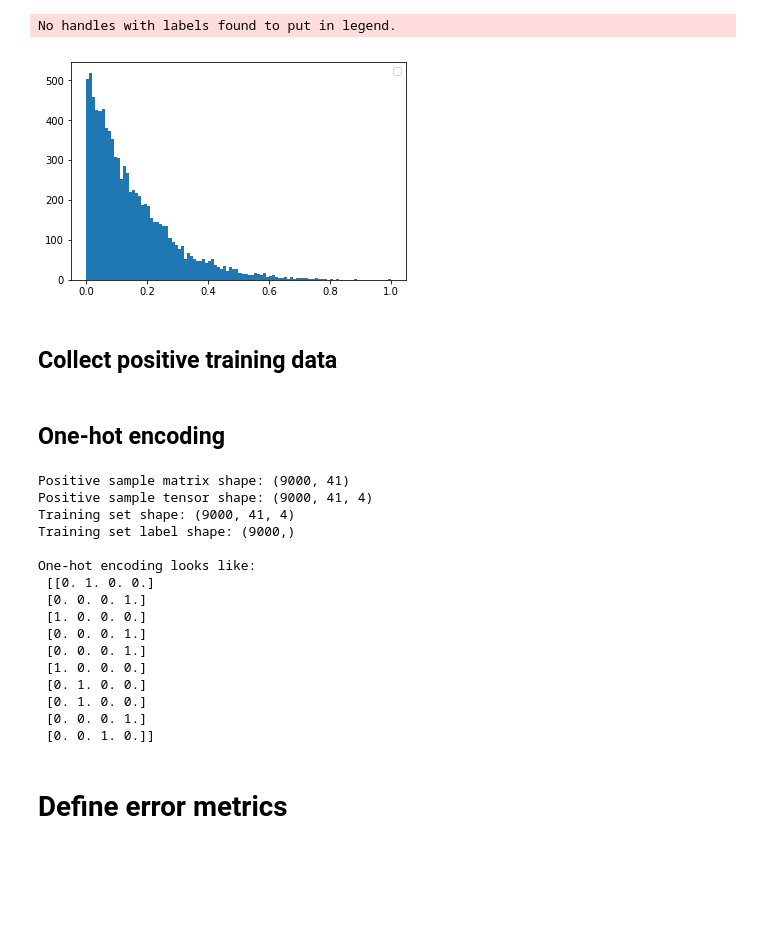
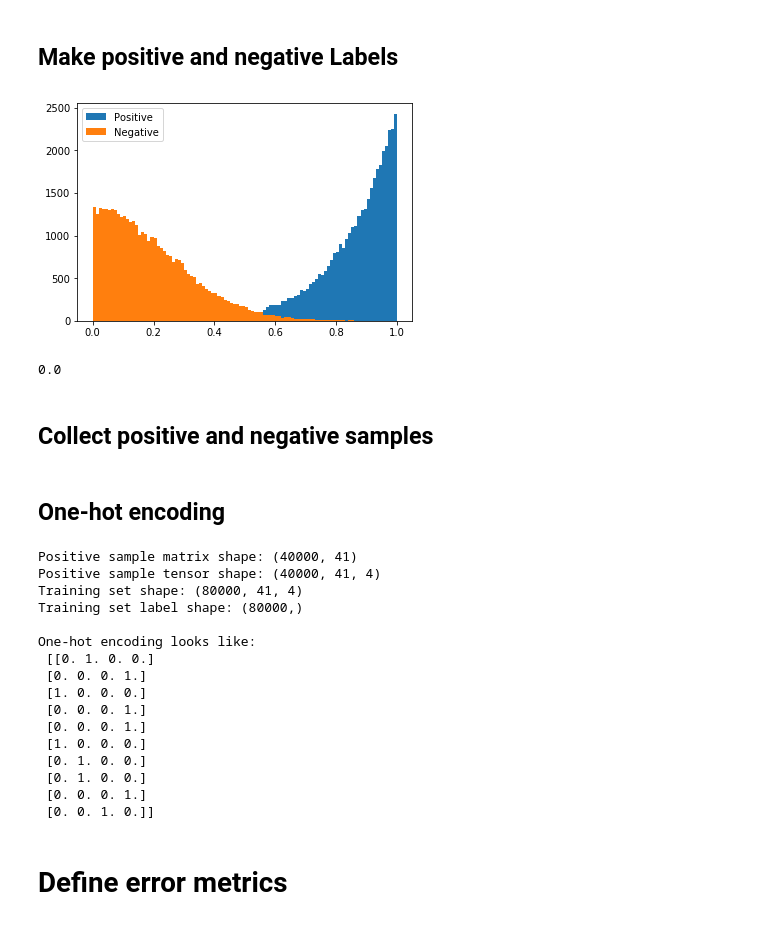
Before and after one commit to atareen/Regression-with-convolutional-neural-networks, a Jupyter notebook: CNN_RNAP_Seq_Regression.ipynb, the cells around one changed output. Cells and saved outputs as stored; diff of their text form; code cells hidden in the pictures; blank space fills up the shorter version.

```diff
--- a/CNN_RNAP_Seq_Regression.ipynb
+++ b/CNN_RNAP_Seq_Regression.ipynb
@@ -21,22 +19,35 @@ input_data_raw.head()
+# %% [markdown]
+## Make positive and negative Labels
 # %%
-num_sample = 9000   # number of training samples
-test_size = 1000    # number of test samples
+num_sample = 40000   # number of training samples
+test_size = 10000    # number of test samples
 
-# positive labels
+# positive and negative labels
+# normalize the following between 0 and 1
 pos_labels = np.array(input_data_raw['val'][0:num_sample])
-# normalize the following between 0 and 1
-pos_labels = (pos_labels-min(pos_labels))/(max(pos_labels)-min(pos_labels))
+pos_labels = 1-(pos_labels-min(pos_labels))/(max(pos_labels)-min(pos_labels))
+neg_labels = abs(0.05*np.random.randn(num_sample,))
+#pos_labels = 1-neg_labels
+neg_labels = (neg_labels-min(neg_labels))/(max(neg_labels)-min(neg_labels))
 
+
+# test positive and negative labels
 test_pos_labels = np.array(input_data_raw['val'][num_sample:num_sample+test_size])
-# normalize the following between 0 and 1
-test_pos_labels = (test_pos_labels-min(test_pos_labels))/(max(test_pos_labels)-min(test_pos_labels))
+test_pos_labels = 1-(test_pos_labels-min(test_pos_labels))/(max(test_pos_labels)-min(test_pos_labels))
+test_neg_labels = abs(0.05*np.random.randn(test_size,))
+test_neg_labels = (test_neg_labels-min(test_neg_labels))/(max(test_neg_labels)-min(test_neg_labels))
 
-plt.hist(pos_labels,bins=100)
+plt.hist(pos_labels,bins=100,label='Positive')
+plt.hist(neg_labels,bins=100,label='Negative')
+plt.legend()
 plt.show()
+# assigned random values to negative examples
+
+pos_labels[0]
 # %% [output]
+[figure, new version]
-No handles with labels found to put in legend.
+0.0
-[figure, old version]
 # %% [markdown]
-## Collect positive training data
+## Collect positive and negative samples
 # %%
 pos = []
@@ -56,7 +76,10 @@ seq_length = len(pos[0])
 ## One-hot encoding
 # %%
 pos_tensor = np.zeros(list(pos.shape) + [4])
+neg_tensor = np.zeros(list(neg.shape) + [4])
+
 test_pos_tensor = np.zeros(list(test_pos.shape) + [4])
+test_neg_tensor = np.zeros(list(test_neg.shape) + [4])
 
 base_dict = {'A': 0, 'C': 1, 'G': 2, 'T': 3}
 
@@ -64,28 +87,36 @@ base_dict = {'A': 0, 'C': 1, 'G': 2, 'T': 3}
 for row in range(num_sample):
     for col in range(seq_length):
         pos_tensor[row,col,base_dict[pos[row,col]]] = 1
+        neg_tensor[row,col,base_dict[neg[row,col]]] = 1
         if(row<test_size):
             test_pos_tensor[row,col,base_dict[test_pos[row,col]]] = 1
+            test_neg_tensor[row,col,base_dict[test_neg[row,col]]] = 1
 
 print('Positive sample matrix shape: {}'.format(pos.shape))
 # this should be a 3D tensor with shape: (samples, steps, input_dim)
 print('Positive sample tensor shape: {}'.format(pos_tensor.shape))
 
-#X = np.vstack((pos_tensor, neg_tensor))
-X = pos_tensor
-y = pos_labels
+X = np.vstack((pos_tensor, neg_tensor))
+#X = pos_tensor
+#y = np.concatenate((np.ones(num_sample), np.zeros(num_sample)))
+y = np.concatenate([pos_labels, neg_labels])
+#y = pos_labels
 
-X_test = test_pos_tensor
-y_test = test_pos_labels
+#X_test = test_pos_tensor
+#y_test = test_pos_labels
+
+
+X_test = np.vstack((test_pos_tensor, test_neg_tensor))
+y_test = np.concatenate([test_pos_labels, test_neg_labels])
 
 print('Training set shape: {}'.format(X.shape))
 print('Training set label shape: {}'.format(y.shape))
 print('\nOne-hot encoding looks like:\n {}'.format(X[0,0:10,:]))
 # %% [output]
-Positive sample matrix shape: (9000, 41)
-Positive sample tensor shape: (9000, 41, 4)
-Training set shape: (9000, 41, 4)
-Training set label shape: (9000,)
+Positive sample matrix shape: (40000, 41)
+Positive sample tensor shape: (40000, 41, 4)
+Training set shape: (80000, 41, 4)
+Training set label shape: (80000,)
 
 One-hot encoding looks like:
  [[0. 1. 0. 0.]
```
Also changed, not shown: parts of 16 cells of this notebook, 4 other files.
